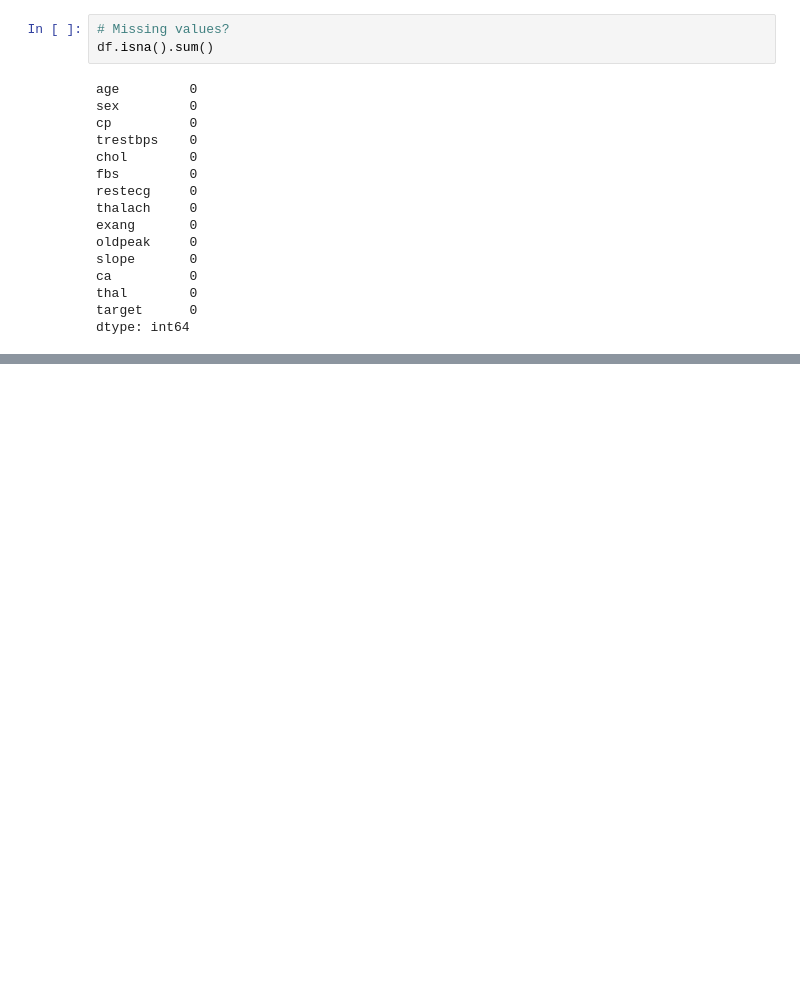
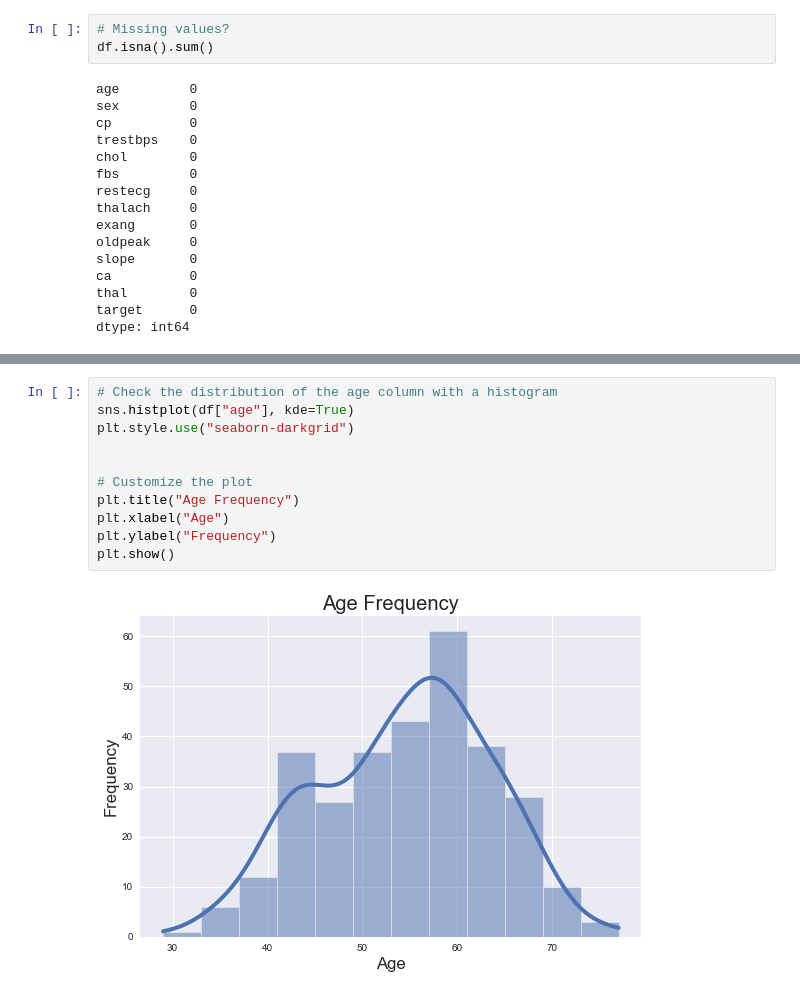
Before and after one commit to muhammadanas0716/Machine-Learning-101, a Jupyter notebook: Heart Disease Classification/Heart Disease Classification.ipynb, the cells around one changed output, grey strips where cells are left out. Drawn from its saved outputs; the diff is of its cells as text; blank space fills up the shorter version.

```diff
--- a/Heart Disease Classification/Heart Disease Classification.ipynb
+++ b/Heart Disease Classification/Heart Disease Classification.ipynb
@@ -260,0 +306,13 @@ df.describe()
+# %%
+# Check the distribution of the age column with a histogram
+sns.histplot(df["age"], kde=True)
+plt.style.use("seaborn-darkgrid")
+
+
+# Customize the plot
+plt.title("Age Frequency")
+plt.xlabel("Age")
+plt.ylabel("Frequency")
+plt.show()
+# %% [output]
+[figure, added]
```
Also changed, not shown: parts of 9 cells of this notebook.
